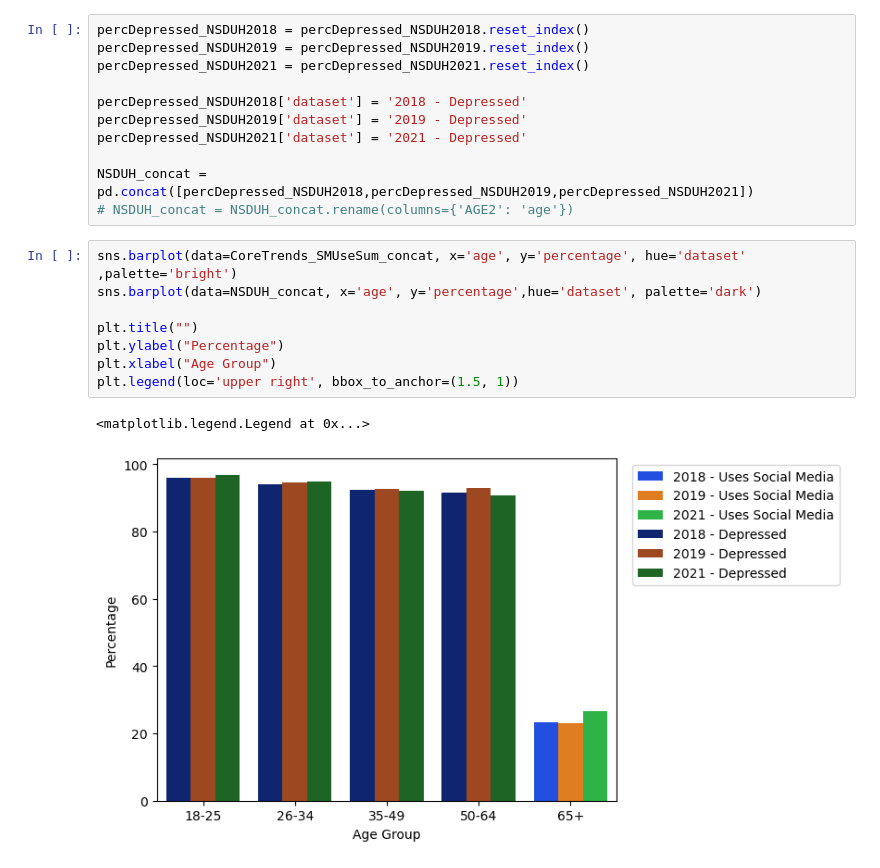
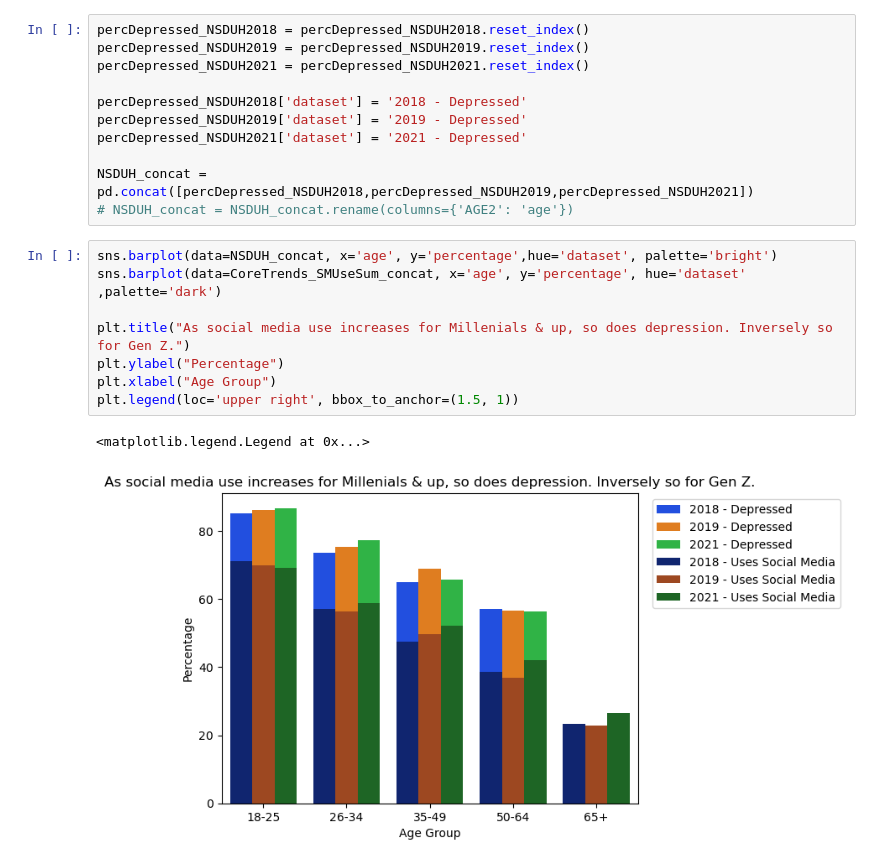
Before and after one commit to uic-cs418/group-project-gamon, a Jupyter notebook: synthia.ipynb, the cells around one changed output. Drawn from its saved outputs; the diff is of its cells as text.

```diff
--- a/synthia.ipynb
+++ b/synthia.ipynb
@@ -236,13 +245,13 @@ percDepressed_NSDUH2021['dataset'] = '2021 - Depressed'
 NSDUH_concat = pd.concat([percDepressed_NSDUH2018,percDepressed_NSDUH2019,percDepressed_NSDUH2021])
 # NSDUH_concat = NSDUH_concat.rename(columns={'AGE2': 'age'})
 # %%
-sns.barplot(data=CoreTrends_SMUseSum_concat, x='age', y='percentage', hue='dataset' ,palette='bright')
-sns.barplot(data=NSDUH_concat, x='age', y='percentage',hue='dataset', palette='dark')
+sns.barplot(data=NSDUH_concat, x='age', y='percentage',hue='dataset', palette='bright')
+sns.barplot(data=CoreTrends_SMUseSum_concat, x='age', y='percentage', hue='dataset' ,palette='dark')
 
-plt.title("")
+plt.title("As social media use increases for Millenials & up, so does depression. Inversely so for Gen Z.")
 plt.ylabel("Percentage")
 plt.xlabel("Age Group")
 plt.legend(loc='upper right', bbox_to_anchor=(1.5, 1))
 # %% [output]
 <matplotlib.legend.Legend at 0x...>
-[figure, old version]
+[figure, new version]
```
Also changed, not shown: parts of 2 cells of this notebook.
